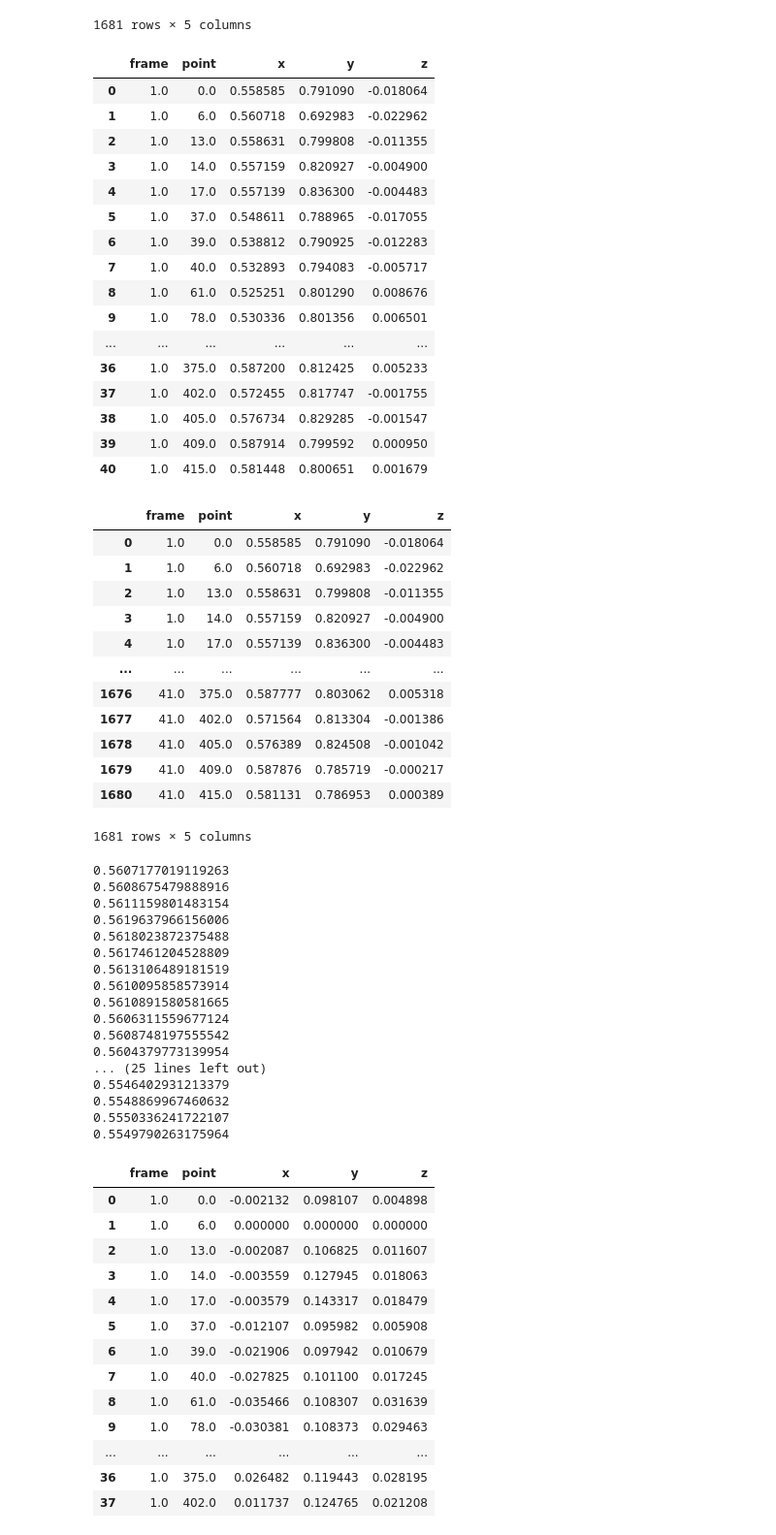
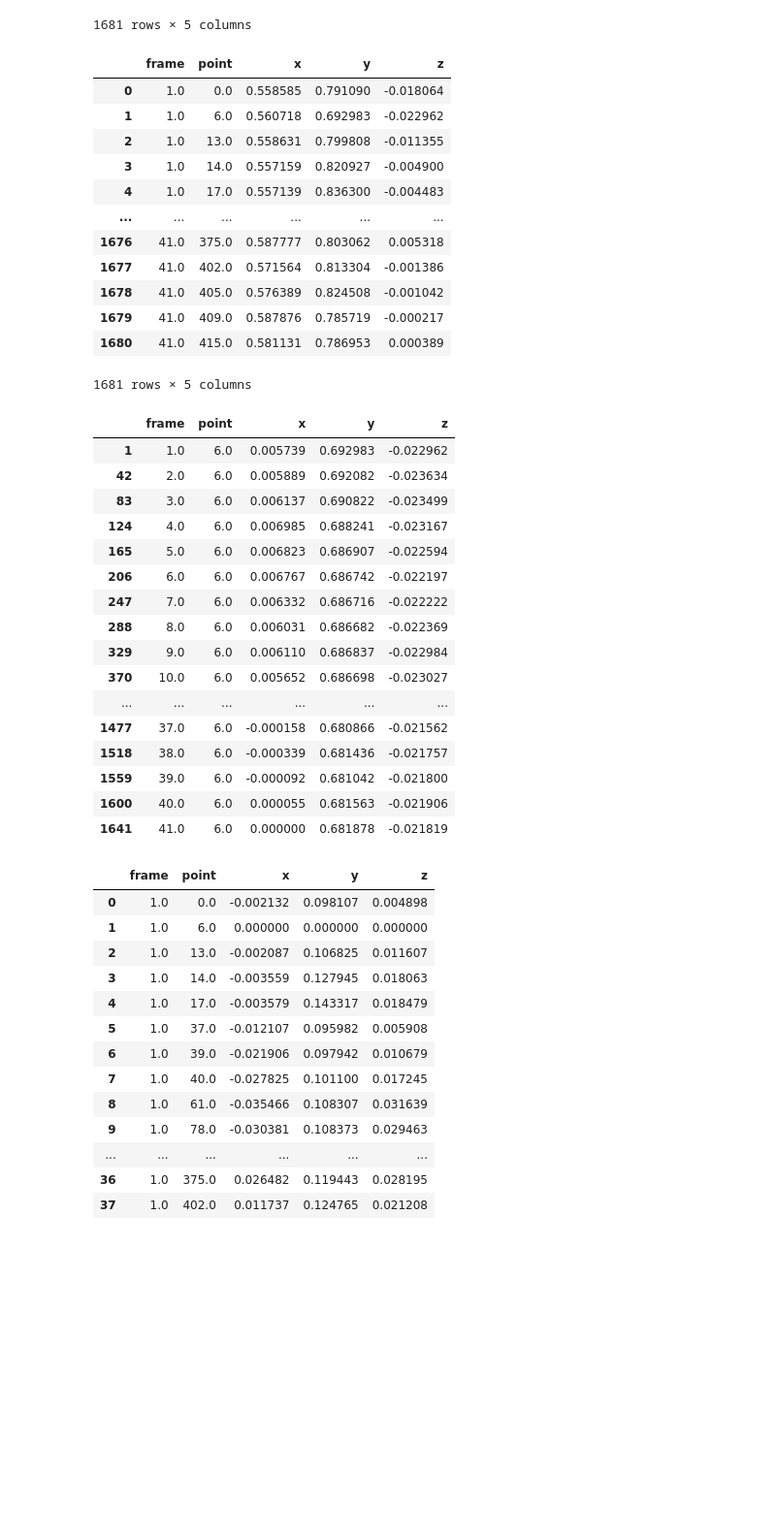
Before and after one commit to ssaulay/silentspeak, a Jupyter notebook: notebooks/landmarkv3.ipynb, the cells around one changed output. Shown: that part at 97% size. Drawn from its saved outputs; the diff is of its cells as text; code cells hidden in the pictures; blank space fills up the shorter version.

```diff
--- a/notebooks/landmarkv3.ipynb
+++ b/notebooks/landmarkv3.ipynb
@@ -153,10 +153,7 @@ df
 coordinates_by_frames_array = [np.array(coordinates_by_frames[i:i+5]) for i in range(0, len(coordinates_by_frames), 5)]
 df = pd.DataFrame(coordinates_by_frames_array)
 df.rename(columns={0:'frame', 1:'point', 2:'x', 3:'y', 4:'z'}, inplace=True)
-
-for name in name_csv:
-    df.to_csv('name', index=False)
-df[df['frame']==1]
+df
 # %% [output]
 |  | frame | point | x | y | z |
 | 0 | 1.0 | 0.0 | 0.558585 | 0.791090 | -0.018064 |
@@ -164,57 +161,40 @@ df[df['frame']==1]
 | 2 | 1.0 | 13.0 | 0.558631 | 0.799808 | -0.011355 |
 | 3 | 1.0 | 14.0 | 0.557159 | 0.820927 | -0.004900 |
 | 4 | 1.0 | 17.0 | 0.557139 | 0.836300 | -0.004483 |
-| 5 | 1.0 | 37.0 | 0.548611 | 0.788965 | -0.017055 |
-| 6 | 1.0 | 39.0 | 0.538812 | 0.790925 | -0.012283 |
-| 7 | 1.0 | 40.0 | 0.532893 | 0.794083 | -0.005717 |
-| 8 | 1.0 | 61.0 | 0.525251 | 0.801290 | 0.008676 |
-| 9 | 1.0 | 78.0 | 0.530336 | 0.801356 | 0.006501 |
 | ... | ... | ... | ... | ... | ... |
-| 36 | 1.0 | 375.0 | 0.587200 | 0.812425 | 0.005233 |
-| 37 | 1.0 | 402.0 | 0.572455 | 0.817747 | -0.001755 |
-| 38 | 1.0 | 405.0 | 0.576734 | 0.829285 | -0.001547 |
-| 39 | 1.0 | 409.0 | 0.587914 | 0.799592 | 0.000950 |
-| 40 | 1.0 | 415.0 | 0.581448 | 0.800651 | 0.001679 |
+| 1676 | 41.0 | 375.0 | 0.587777 | 0.803062 | 0.005318 |
+| 1677 | 41.0 | 402.0 | 0.571564 | 0.813304 | -0.001386 |
+| 1678 | 41.0 | 405.0 | 0.576389 | 0.824508 | -0.001042 |
+| 1679 | 41.0 | 409.0 | 0.587876 | 0.785719 | -0.000217 |
+| 1680 | 41.0 | 415.0 | 0.581131 | 0.786953 | 0.000389 |
+1681 rows × 5 columns
-# %%
-df
-# %% [output]
-|  | frame | point | x | y | z |
-| 0 | 1.0 | 0.0 | 0.558585 | 0.791090 | -0.018064 |
-| 1 | 1.0 | 6.0 | 0.560718 | 0.692983 | -0.022962 |
-| 2 | 1.0 | 13.0 | 0.558631 | 0.799808 | -0.011355 |
-| 3 | 1.0 | 14.0 | 0.557159 | 0.820927 | -0.004900 |
-| 4 | 1.0 | 17.0 | 0.557139 | 0.836300 | -0.004483 |
-| ... | ... | ... | ... | ... | ... |
-| 1676 | 41.0 | 375.0 | 0.587777 | 0.803062 | 0.005318 |
-| 1677 | 41.0 | 402.0 | 0.571564 | 0.813304 | -0.001386 |
-| 1678 | 41.0 | 405.0 | 0.576389 | 0.824508 | -0.001042 |
-| 1679 | 41.0 | 409.0 | 0.587876 | 0.785719 | -0.000217 |
-| 1680 | 41.0 | 415.0 | 0.581131 | 0.786953 | 0.000389 |
-1681 rows × 5 columns
 # %%
 # Copy dataframe
 df_scale = df
 
 for i in range(0, df_scale.loc[df_scale['point'] == 6, 'x'].count()):
-    print(df_scale.loc[df_scale['point'] == 6, 'x'].values[i])
+    ref_x = df_scale.loc[df_scale['point'] == 6, 'x'].values[i]
+    df_scale['x'] = df_scale['x'] - ref_x
+
+df_scale.loc[df_scale['point'] == 6]
 # %% [output]
-0.5607177019119263
-0.5608675479888916
-0.5611159801483154
-0.5619637966156006
-0.5618023872375488
-0.5617461204528809
-0.5613106489181519
-0.5610095858573914
-0.5610891580581665
-0.5606311559677124
-0.5608748197555542
-0.5604379773139954
-... (25 lines left out)
-0.5546402931213379
-0.5548869967460632
-0.5550336241722107
-0.5549790263175964
+|  | frame | point | x | y | z |
+| 1 | 1.0 | 6.0 | 0.005739 | 0.692983 | -0.022962 |
+| 42 | 2.0 | 6.0 | 0.005889 | 0.692082 | -0.023634 |
+| 83 | 3.0 | 6.0 | 0.006137 | 0.690822 | -0.023499 |
+| 124 | 4.0 | 6.0 | 0.006985 | 0.688241 | -0.023167 |
+| 165 | 5.0 | 6.0 | 0.006823 | 0.686907 | -0.022594 |
+| 206 | 6.0 | 6.0 | 0.006767 | 0.686742 | -0.022197 |
+| 247 | 7.0 | 6.0 | 0.006332 | 0.686716 | -0.022222 |
+| 288 | 8.0 | 6.0 | 0.006031 | 0.686682 | -0.022369 |
+| 329 | 9.0 | 6.0 | 0.006110 | 0.686837 | -0.022984 |
+| 370 | 10.0 | 6.0 | 0.005652 | 0.686698 | -0.023027 |
+| ... | ... | ... | ... | ... | ... |
+| 1477 | 37.0 | 6.0 | -0.000158 | 0.680866 | -0.021562 |
+| 1518 | 38.0 | 6.0 | -0.000339 | 0.681436 | -0.021757 |
+| 1559 | 39.0 | 6.0 | -0.000092 | 0.681042 | -0.021800 |
+| 1600 | 40.0 | 6.0 | 0.000055 | 0.681563 | -0.021906 |
+| 1641 | 41.0 | 6.0 | 0.000000 | 0.681878 | -0.021819 |
 # %%
 # Copy dataframe
 df_scale = df
```
Also changed, not shown: 2 other files.
